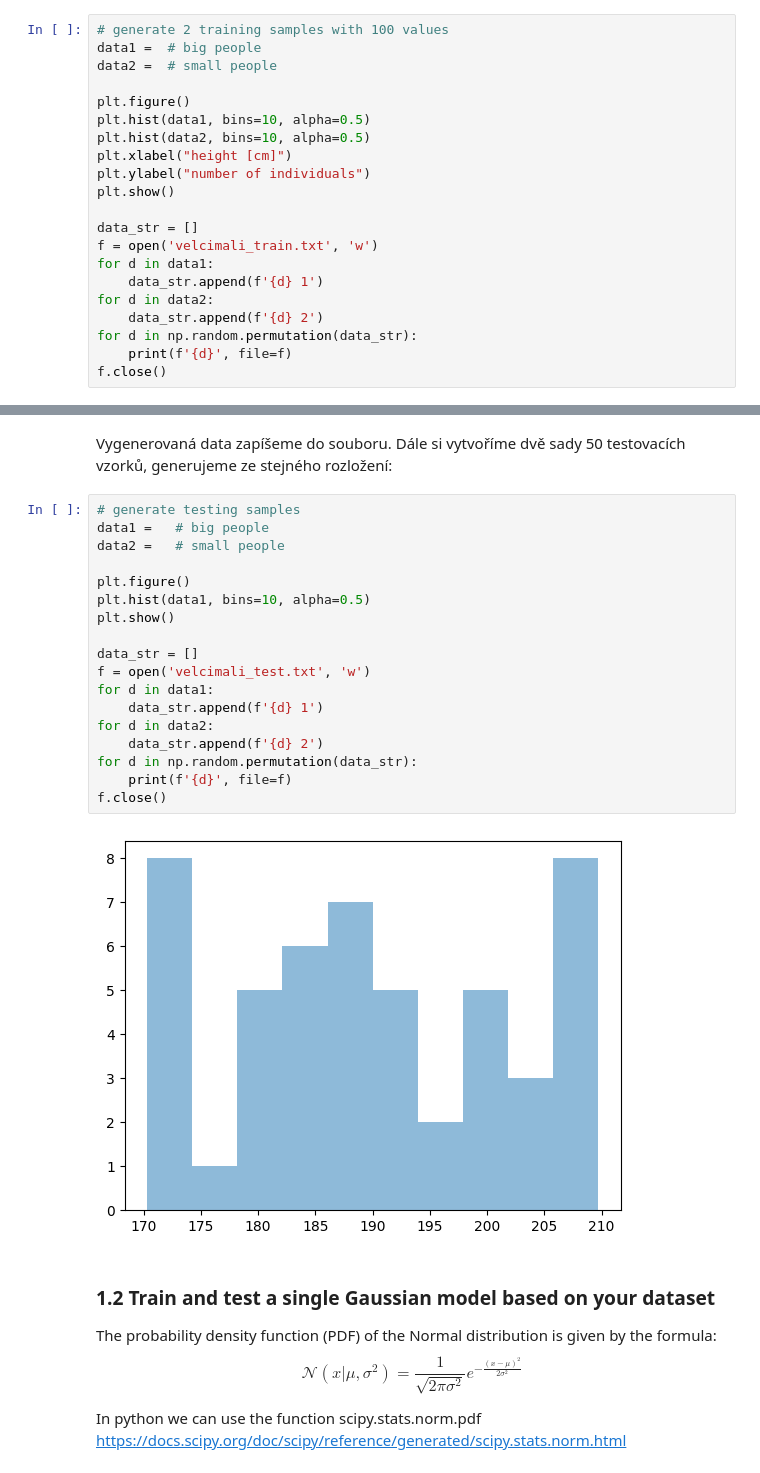
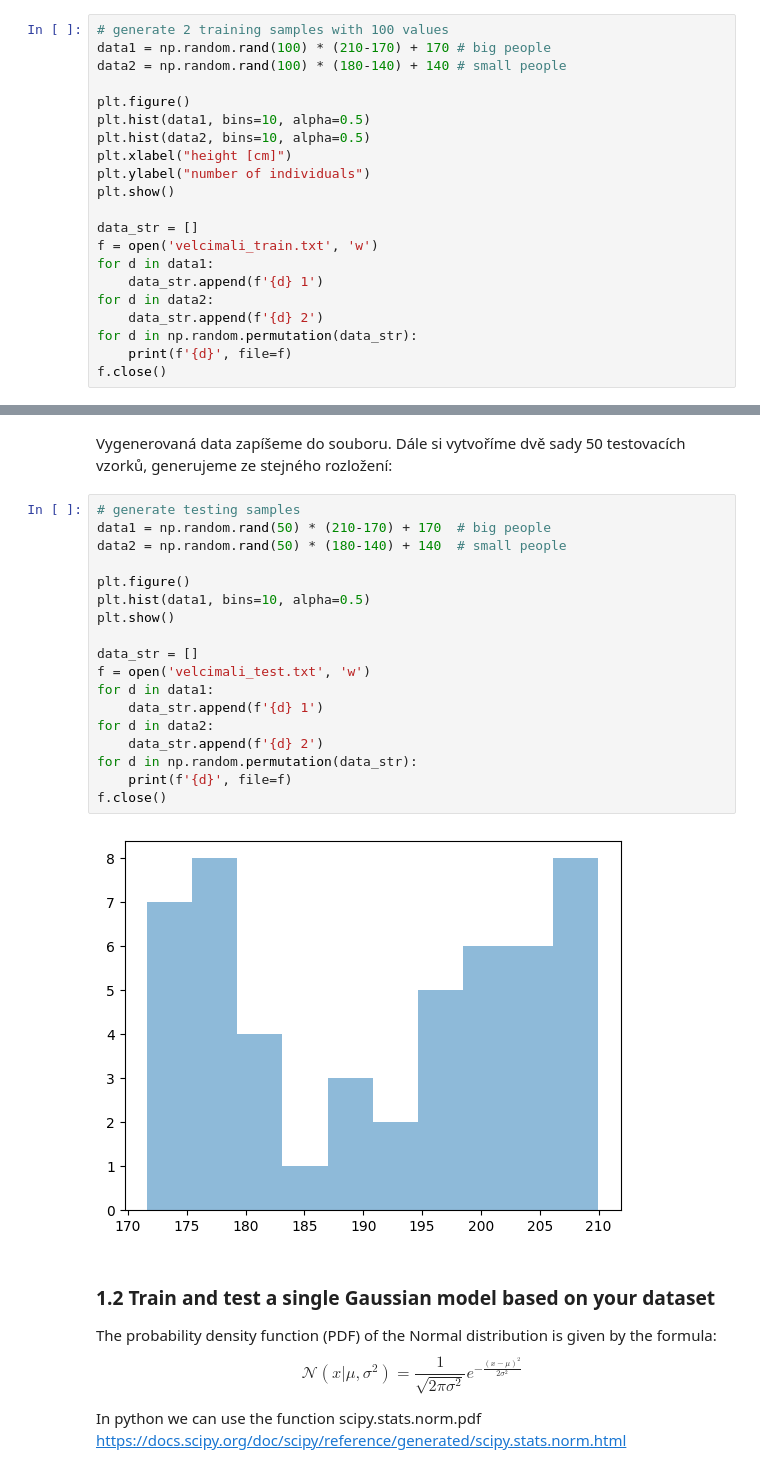
Before and after one commit to Marek324/butfit-zre-labs, a Jupyter notebook: cv4.ipynb, the cells around one changed output, grey strips where cells are left out. Saved outputs shown, nothing was run; the diff lists cells and outputs as text.

```diff
--- a/cv4.ipynb
+++ b/cv4.ipynb
@@ -47,8 +45,8 @@ Let's classify data using statistical classifiers based on modelling data using
 ### 1.1 Create two sets of gaussian distributions and save a dataset txt file
 # %%
 # generate 2 training samples with 100 values
-data1 =  # big people
-data2 =  # small people
+data1 = np.random.rand(100) * (210-170) + 170 # big people
+data2 = np.random.rand(100) * (180-140) + 140 # small people
 
 plt.figure()
 plt.hist(data1, bins=10, alpha=0.5)
@@ -72,24 +70,24 @@ f.close()
 Vygenerovaná data zapíšeme do souboru. Dále si vytvoříme dvě sady 50 testovacích vzorků, generujeme ze stejného rozložení:
 # %%
 # generate testing samples
-data1 =   # big people
-data2 =   # small people
+data1 = np.random.rand(50) * (210-170) + 170  # big people
+data2 = np.random.rand(50) * (180-140) + 140  # small people
 
 plt.figure()
 plt.hist(data1, bins=10, alpha=0.5)
 plt.show()
 
 data_str = []
 f = open('velcimali_test.txt', 'w')
 for d in data1:
     data_str.append(f'{d} 1')
 for d in data2:
     data_str.append(f'{d} 2')
 for d in np.random.permutation(data_str):
     print(f'{d}', file=f)
 f.close()
 # %% [output]
-[figure, old version]
+[figure, new version]
 # %% [markdown]
 ### 1.2 Train and test a single Gaussian model based on your dataset
 The probability density function (PDF) of the Normal distribution is given by the formula:
```
Also changed, not shown: parts of 32 cells of this notebook.
